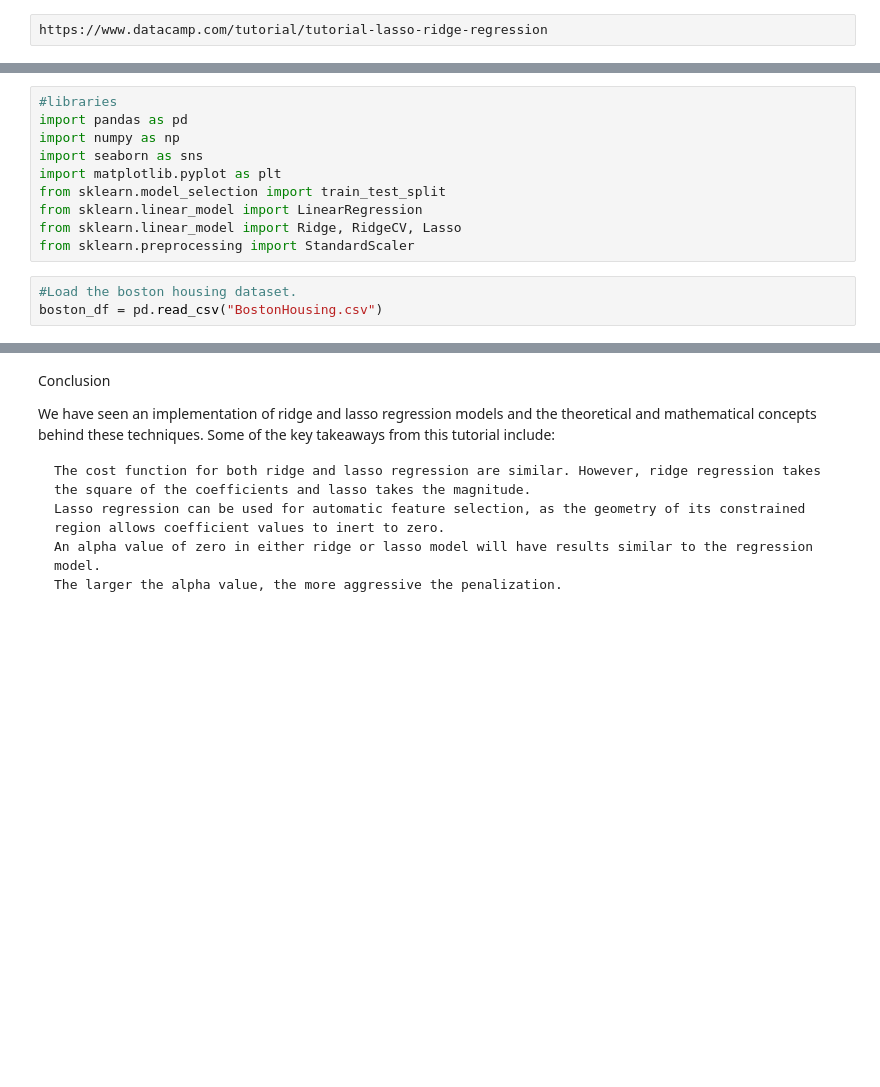
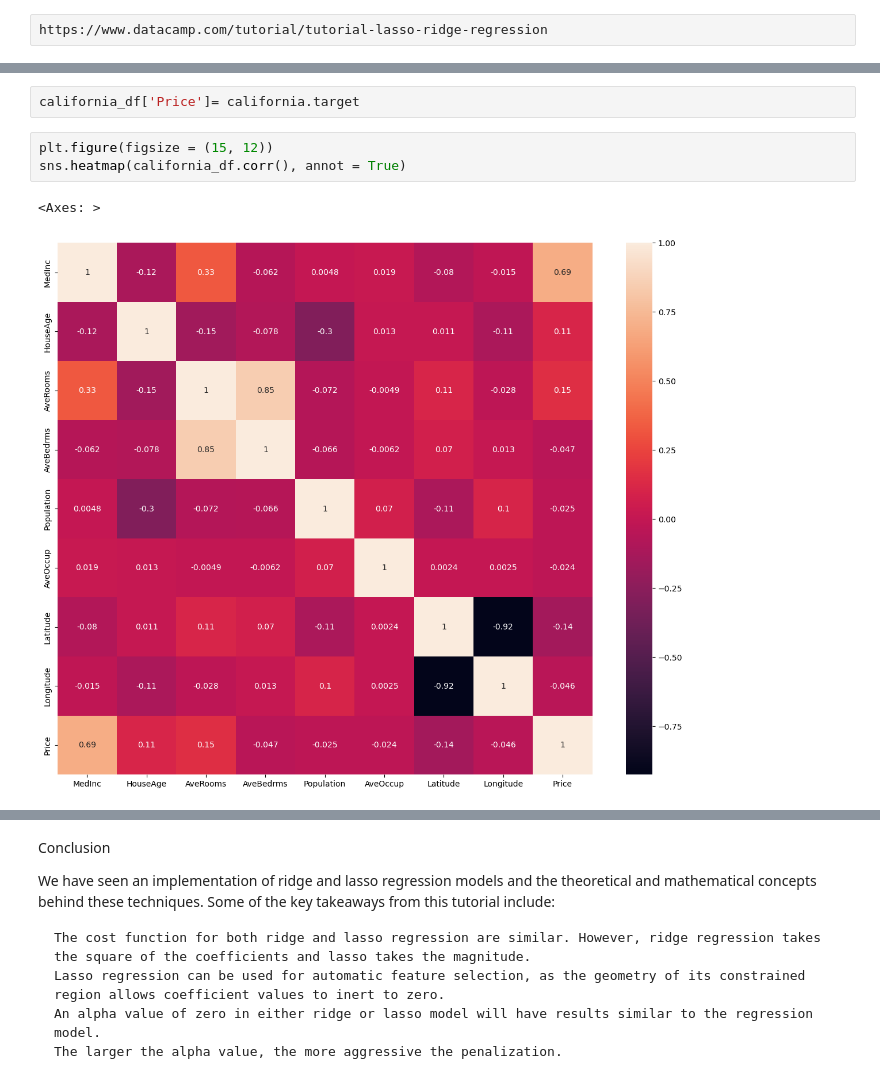
Before and after one commit to IamGatheru/Quants, a Jupyter notebook: LASSO/LASSO.ipynb, the cells around one changed output, grey strips where cells are left out. Cells and saved outputs as stored; diff of their text form; blank space fills up the shorter version.

```diff
--- a/LASSO/LASSO.ipynb
+++ b/LASSO/LASSO.ipynb
@@ -29,14 +28,9 @@ https://www.datacamp.com/tutorial/tutorial-lasso-ridge-regression
 # %%
-#libraries
-import pandas as pd
-import numpy as np
-import seaborn as sns
-import matplotlib.pyplot as plt
-from sklearn.model_selection import train_test_split
-from sklearn.linear_model import LinearRegression
-from sklearn.linear_model import Ridge, RidgeCV, Lasso
-from sklearn.preprocessing import StandardScaler
+california_df['Price']= california.target
 # %%
-#Load the boston housing dataset.
-boston_df = pd.read_csv("BostonHousing.csv")
+plt.figure(figsize = (15, 12))
+sns.heatmap(california_df.corr(), annot = True)
+# %% [output]
+<Axes: >
+[figure, added]
 # %%
```
Also changed, not shown: parts of 13 cells of this notebook.
